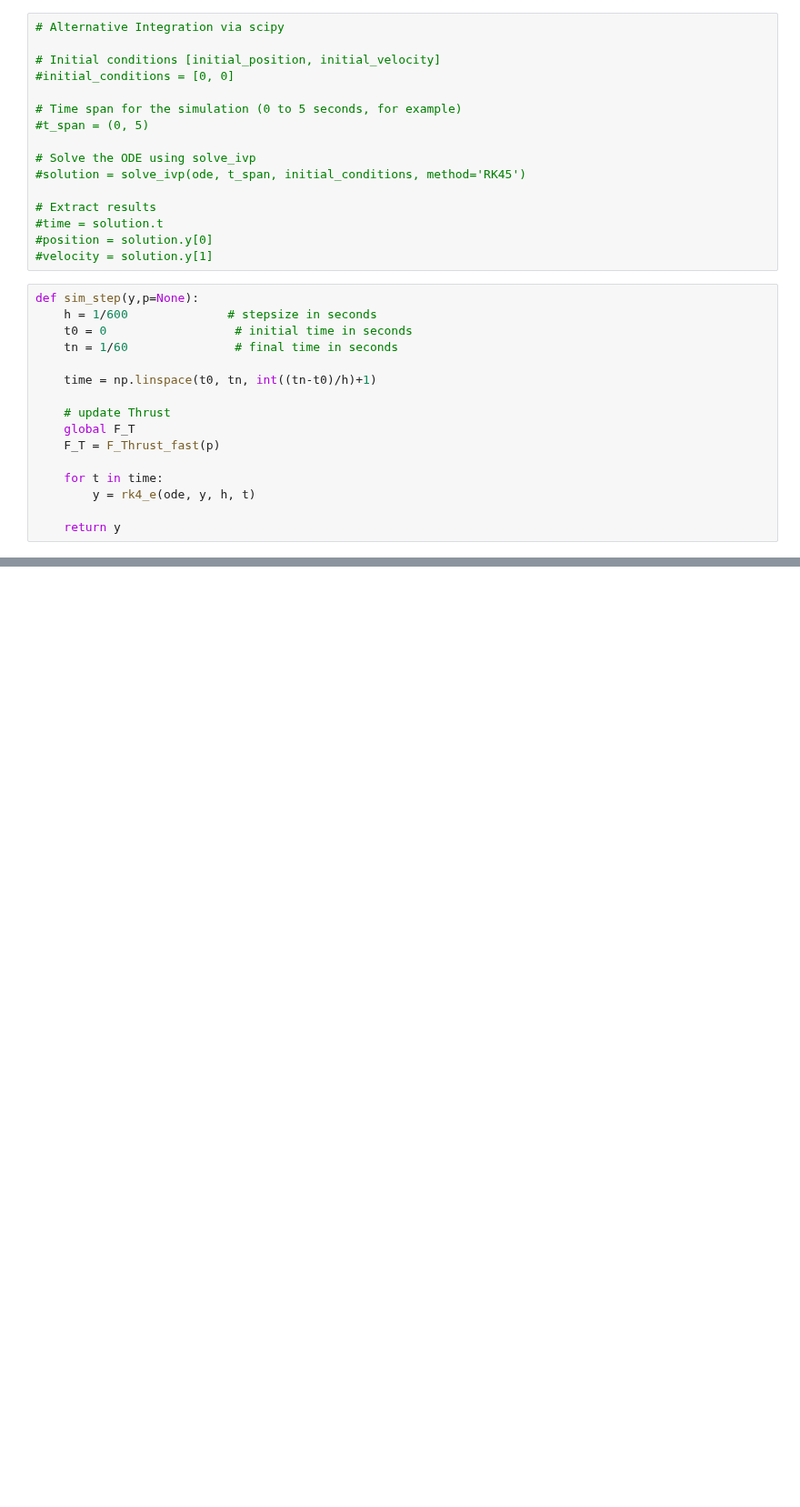
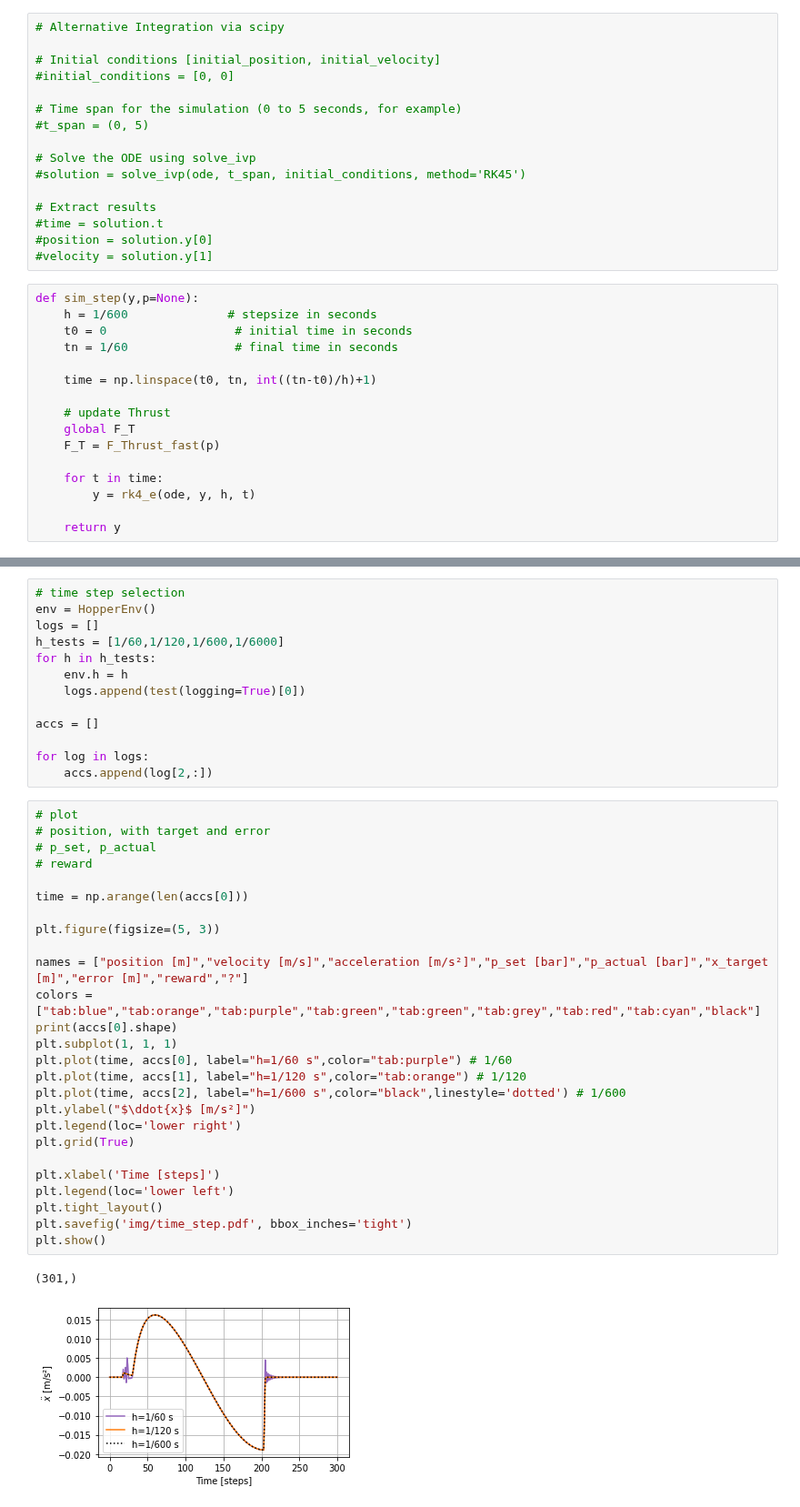
Before and after one commit to Sven-J-Steinert/Rocket-Hopper-DDPG, a Jupyter notebook: simulation.ipynb, the cells around one changed output, grey strips where cells are left out. Shown at 91% size. Drawn from its saved outputs; the diff is of its cells as text; blank space fills up the shorter version.

```diff
--- a/simulation.ipynb
+++ b/simulation.ipynb
@@ -516,0 +553,42 @@ plot(log,time)
+# %%
+# time step selection
+env = HopperEnv()
+logs = []
+h_tests = [1/60,1/120,1/600,1/6000]
+for h in h_tests:
+    env.h = h
+    logs.append(test(logging=True)[0])
+
+accs = []
+
+for log in logs:
+    accs.append(log[2,:])
+# %%
+# plot
+# position, with target and error
+# p_set, p_actual
+# reward
+
+time = np.arange(len(accs[0]))
+
+plt.figure(figsize=(5, 3))
+
+names = ["position [m]","velocity [m/s]","acceleration [m/s²]","p_set [bar]","p_actual [bar]","x_target [m]","error [m]","reward","?"]
+colors = ["tab:blue","tab:orange","tab:purple","tab:green","tab:green","tab:grey","tab:red","tab:cyan","black"]
+print(accs[0].shape)
+plt.subplot(1, 1, 1)
+plt.plot(time, accs[0], label="h=1/60 s",color="tab:purple") # 1/60
+plt.plot(time, accs[1], label="h=1/120 s",color="tab:orange") # 1/120
+plt.plot(time, accs[2], label="h=1/600 s",color="black",linestyle='dotted') # 1/600
+plt.ylabel("$\ddot{x}$ [m/s²]")
+plt.legend(loc='lower right')
+plt.grid(True)
+
+plt.xlabel('Time [steps]')
+plt.legend(loc='lower left')
+plt.tight_layout()
+plt.savefig('img/time_step.pdf', bbox_inches='tight')
+plt.show()
+# %% [output]
+(301,)
+[figure, added]
```
Also changed, not shown: parts of 9 cells of this notebook, 10 other files.
